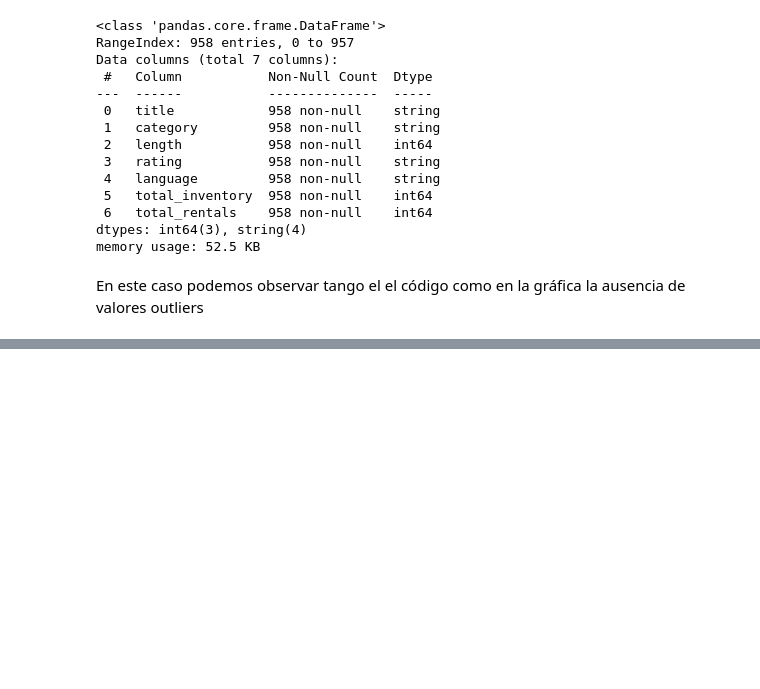
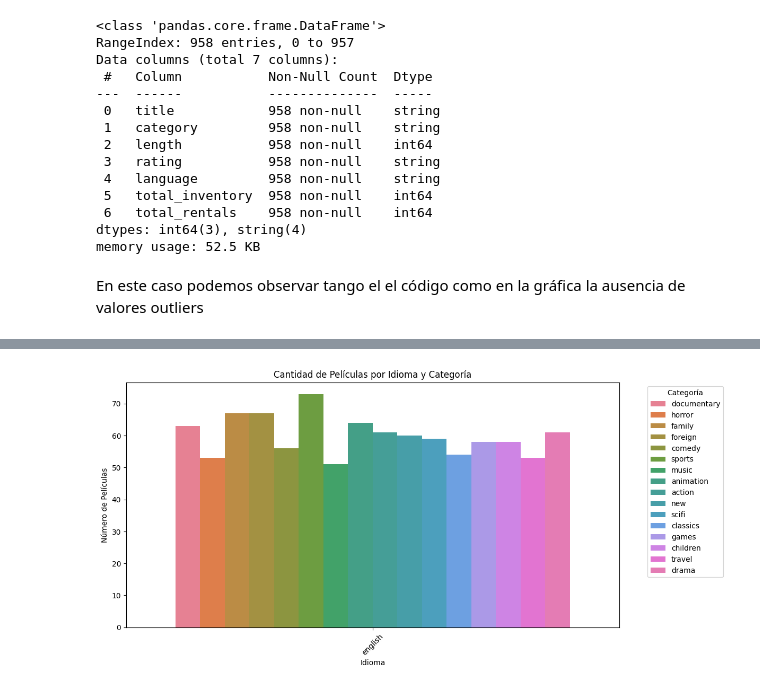
Before and after one commit to Bootcamp-DA-P2/Data-Automation-MySQL-Python-Excel-Grupo-4, a Jupyter notebook: notebooks/notebook-catalog-film.ipynb, the cells around one changed output, grey strips where cells are left out. Saved outputs shown, nothing was run; the diff lists cells and outputs as text; code cells hidden in the pictures; blank space fills up the shorter version.

Commit message:
feat(notebook-catalog-film): create dashboard film-category

```diff
--- a/notebooks/notebook-catalog-film.ipynb
+++ b/notebooks/notebook-catalog-film.ipynb
@@ -76,0 +85,14 @@ En este caso podemos observar tango el el código como en la gráfica la ausenci
+# %%
+plt.figure(figsize=(12, 6))
+
+# Usamos countplot porque cuenta automáticamente los registros
+sns.countplot(data=df, x='language', hue='category')
+
+plt.title('Cantidad de Películas por Idioma y Categoría')
+plt.xlabel('Idioma')
+plt.ylabel('Número de Películas')
+plt.legend(title='Categoría', bbox_to_anchor=(1.05, 1), loc='upper left') # Mueve la leyenda fuera para que no estorbe
+plt.xticks(rotation=45)
+plt.show()
+# %% [output]
+[figure, added]
```
Also changed, not shown: parts of 4 cells of this notebook.
